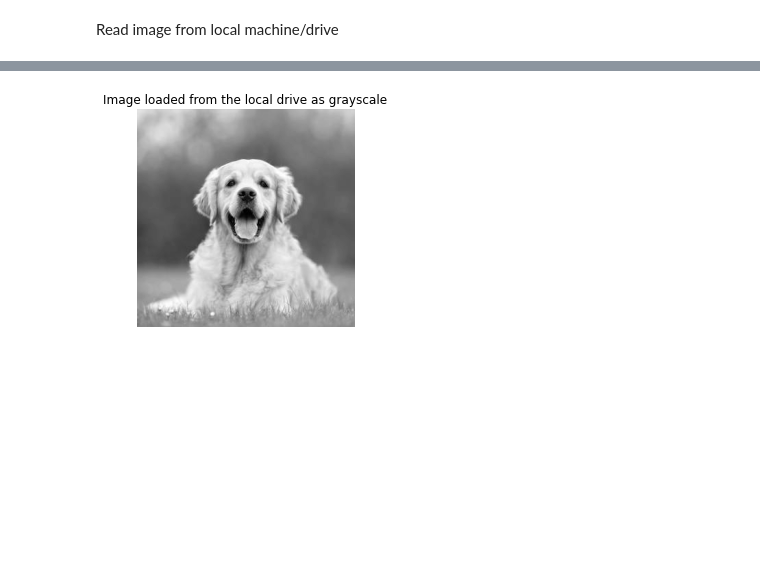
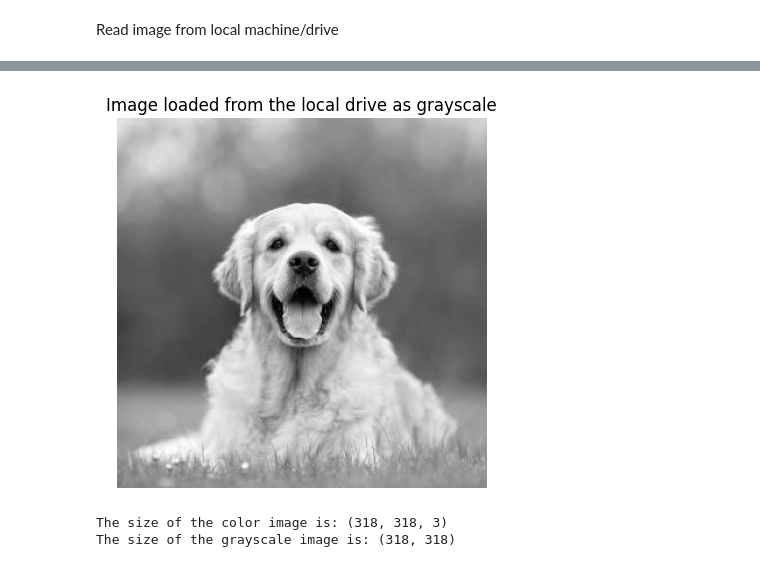
Before and after one commit to sikha2552/Towards_Data_science_Blog1, a Jupyter notebook: Part1.ipynb, the cells around one changed output, grey strips where cells are left out. Saved outputs shown, nothing was run; the diff lists cells and outputs as text; code cells hidden in the pictures; blank space fills up the shorter version.

```diff
--- a/Part1.ipynb
+++ b/Part1.ipynb
@@ -47,9 +47,15 @@ plt.show()
 # %%
 from skimage.io import imread
-im=imread('/content/drive/MyDrive/MY_Learnings/BLOGS/dog.jpg',as_gray=True)
-plt.imshow(im,cmap='gray')
+im_gray=imread('/content/drive/MyDrive/MY_Learnings/BLOGS/dog.jpg',as_gray=True)
+plt.imshow(im_gray,cmap='gray')
 plt.title('Image loaded from the local drive as grayscale')
 plt.axis('off')
 plt.show()
 # %% [output]
-[figure, old version]
+[figure, new version]
+# %%
+print('The size of the color image is: {}'.format(im.shape))
+print('The size of the grayscale image is: {}'.format(im_gray.shape))
+# %% [output]
+The size of the color image is: (318, 318, 3)
+The size of the grayscale image is: (318, 318)
```
Also changed, not shown: parts of 15 cells of this notebook.
